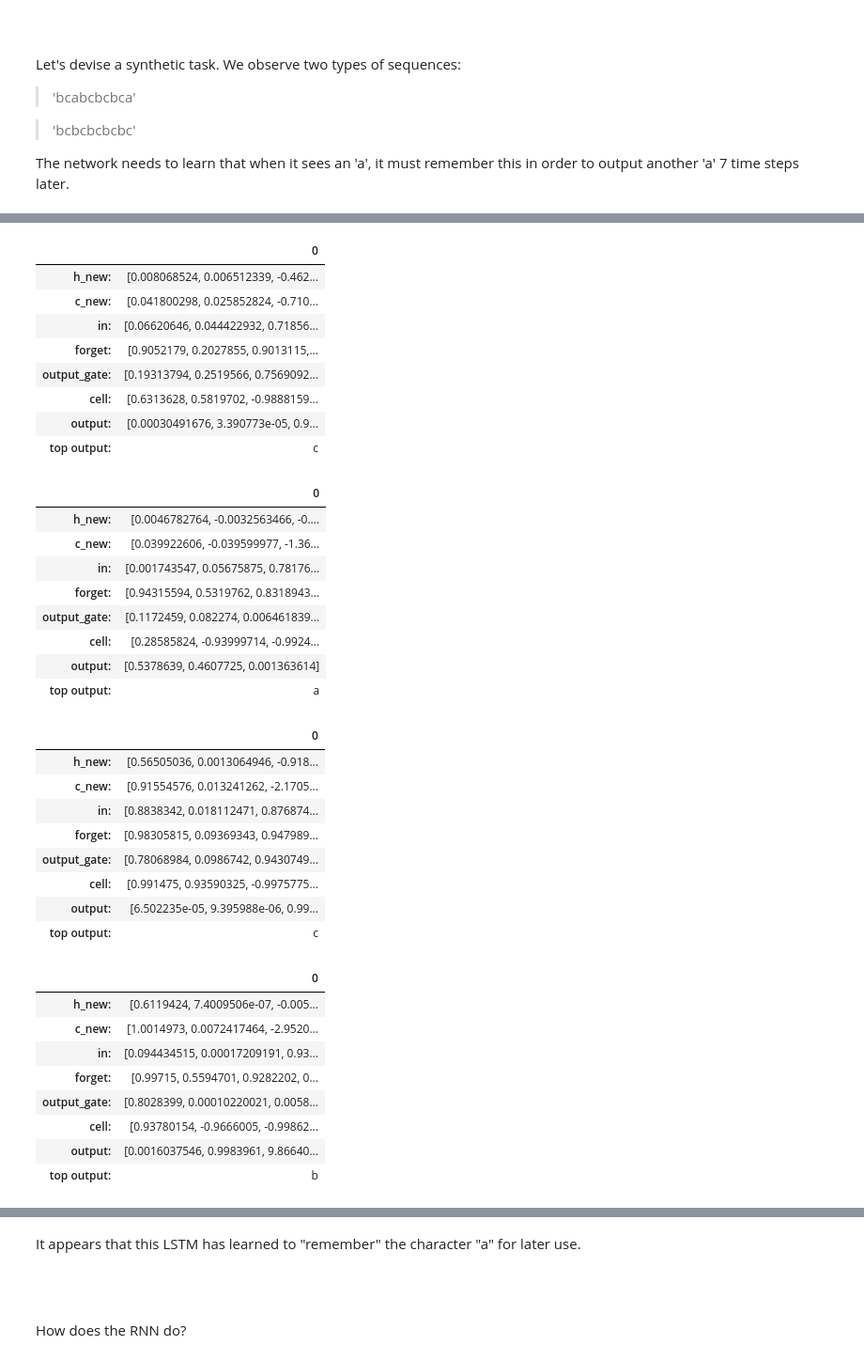
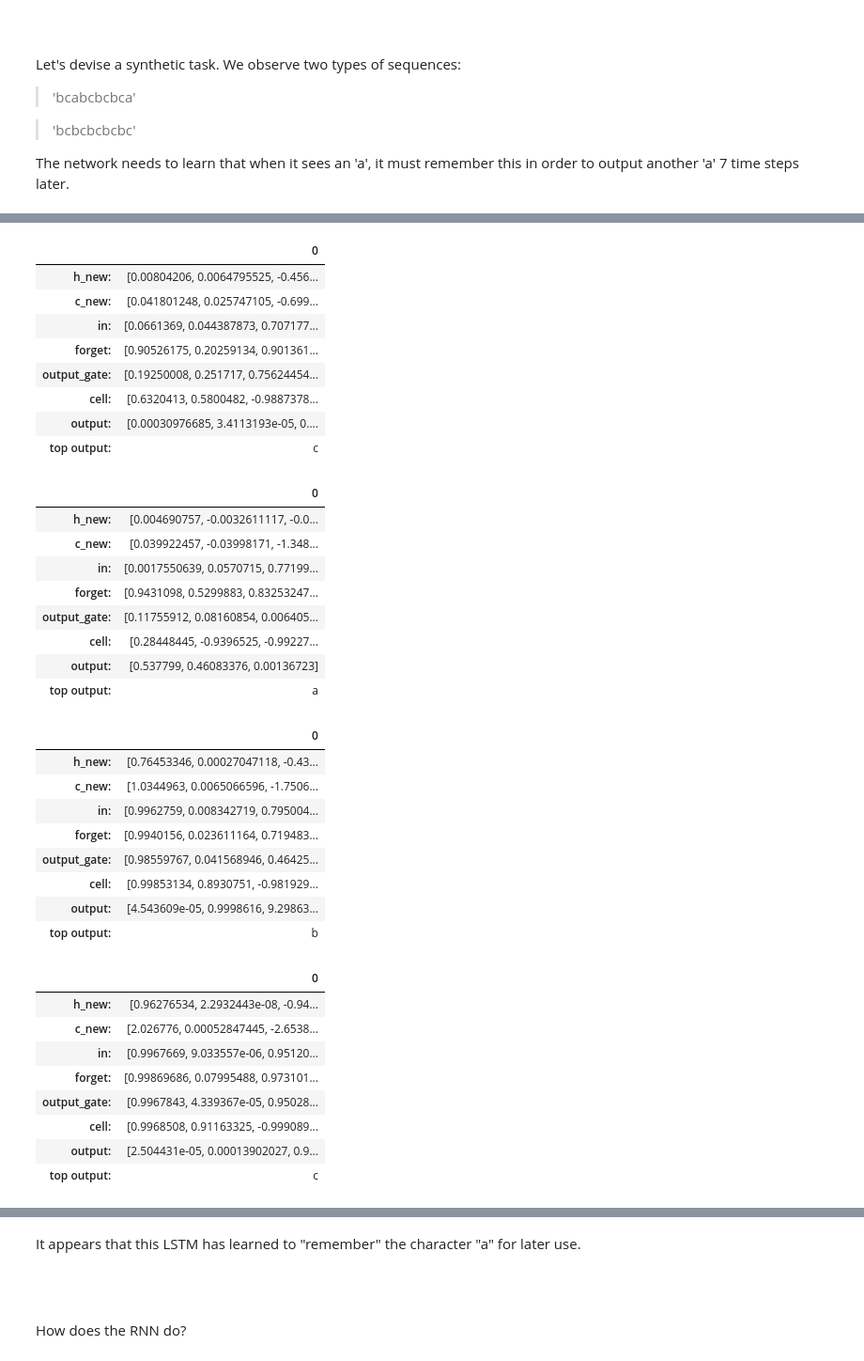
Before and after one commit to tulane-cmps6730/main, a Jupyter notebook: lec/sequence/lstm.ipynb, the cells around one changed output, grey strips where cells are left out. Shown: that part at 94% size. Saved outputs shown, nothing was run; the diff lists cells and outputs as text; code cells hidden in the pictures.

```diff
--- a/lec/sequence/lstm.ipynb
+++ b/lec/sequence/lstm.ipynb
@@ -233,7 +233,8 @@ n_hidden = 1
 rnn = RNNHidden(len(chars), n_hidden, len(chars), verbose=False)
 
 optimizer = torch.optim.Adam(rnn.parameters(), lr=.1)
-criterion = nn.BCELoss()
+# criterion = nn.BCELoss()
+criterion = nn.CrossEntropyLoss()
 
 # create sequences of increasing size and call forward_unrolled
 hidden_vals = []
@@ -808,42 +810,42 @@ outputs, _, _ = lstm.forward_unrolled(x)
 | top output: | a |
 # %%
-x = chars2vec('bcbcbcbcbc', char2int)
-outputs, _, _ = lstm.forward_unrolled(x)
+x = chars2vec('bcabcbcbca', char2int)
+outputs, hiddens, cells = lstm.forward_unrolled(x)
 # %% [output]
 |  | 0 |
-| h_new: | [0.008068524, 0.006512339, -0.462... |
-| c_new: | [0.041800298, 0.025852824, -0.710... |
-| in: | [0.06620646, 0.044422932, 0.71856... |
-| forget: | [0.9052179, 0.2027855, 0.9013115,... |
-| output_gate: | [0.19313794, 0.2519566, 0.7569092... |
-| cell: | [0.6313628, 0.5819702, -0.9888159... |
-| output: | [0.00030491676, 3.390773e-05, 0.9... |
+| h_new: | [0.00804206, 0.0064795525, -0.456... |
+| c_new: | [0.041801248, 0.025747105, -0.699... |
+| in: | [0.0661369, 0.044387873, 0.707177... |
+| forget: | [0.90526175, 0.20259134, 0.901361... |
+| output_gate: | [0.19250008, 0.251717, 0.75624454... |
+| cell: | [0.6320413, 0.5800482, -0.9887378... |
+| output: | [0.00030976685, 3.4113193e-05, 0.... |
 | top output: | c |
 |  | 0 |
-| h_new: | [0.0046782764, -0.0032563466, -0.... |
-| c_new: | [0.039922606, -0.039599977, -1.36... |
-| in: | [0.001743547, 0.05675875, 0.78176... |
-| forget: | [0.94315594, 0.5319762, 0.8318943... |
-| output_gate: | [0.1172459, 0.082274, 0.006461839... |
-| cell: | [0.28585824, -0.93999714, -0.9924... |
-| output: | [0.5378639, 0.4607725, 0.001363614] |
+| h_new: | [0.004690757, -0.0032611117, -0.0... |
+| c_new: | [0.039922457, -0.03998171, -1.348... |
+| in: | [0.0017550639, 0.0570715, 0.77199... |
+| forget: | [0.9431098, 0.5299883, 0.83253247... |
+| output_gate: | [0.11755912, 0.08160854, 0.006405... |
+| cell: | [0.28448445, -0.9396525, -0.99227... |
+| output: | [0.537799, 0.46083376, 0.00136723] |
 | top output: | a |
 |  | 0 |
-| h_new: | [0.56505036, 0.0013064946, -0.918... |
-| c_new: | [0.91554576, 0.013241262, -2.1705... |
-| in: | [0.8838342, 0.018112471, 0.876874... |
-| forget: | [0.98305815, 0.09369343, 0.947989... |
-| output_gate: | [0.78068984, 0.0986742, 0.9430749... |
-| cell: | [0.991475, 0.93590325, -0.9975775... |
-| output: | [6.502235e-05, 9.395988e-06, 0.99... |
-| top output: | c |
+| h_new: | [0.76453346, 0.00027047118, -0.43... |
+| c_new: | [1.0344963, 0.0065066596, -1.7506... |
+| in: | [0.9962759, 0.008342719, 0.795004... |
+| forget: | [0.9940156, 0.023611164, 0.719483... |
+| output_gate: | [0.98559767, 0.041568946, 0.46425... |
+| cell: | [0.99853134, 0.8930751, -0.981929... |
+| output: | [4.543609e-05, 0.9998616, 9.29863... |
+| top output: | b |
 |  | 0 |
-| h_new: | [0.6119424, 7.4009506e-07, -0.005... |
-| c_new: | [1.0014973, 0.0072417464, -2.9520... |
-| in: | [0.094434515, 0.00017209191, 0.93... |
-| forget: | [0.99715, 0.5594701, 0.9282202, 0... |
-| output_gate: | [0.8028399, 0.00010220021, 0.0058... |
-| cell: | [0.93780154, -0.9666005, -0.99862... |
-| output: | [0.0016037546, 0.9983961, 9.86640... |
-| top output: | b |
+| h_new: | [0.96276534, 2.2932443e-08, -0.94... |
+| c_new: | [2.026776, 0.00052847445, -2.6538... |
+| in: | [0.9967669, 9.033557e-06, 0.95120... |
+| forget: | [0.99869686, 0.07995488, 0.973101... |
+| output_gate: | [0.9967843, 4.339367e-05, 0.95028... |
+| cell: | [0.9968508, 0.91163325, -0.999089... |
+| output: | [2.504431e-05, 0.00013902027, 0.9... |
+| top output: | c |
 |  | 0 |
```
Also changed, not shown: parts of 9 cells of this notebook, 4 other files.
